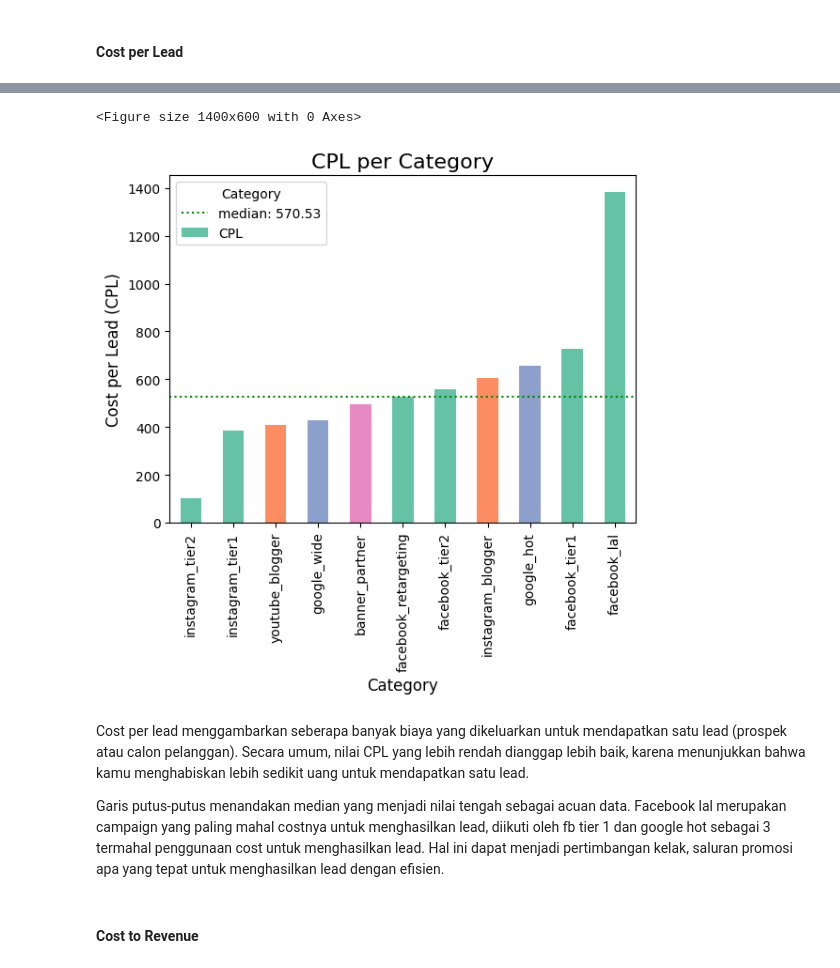
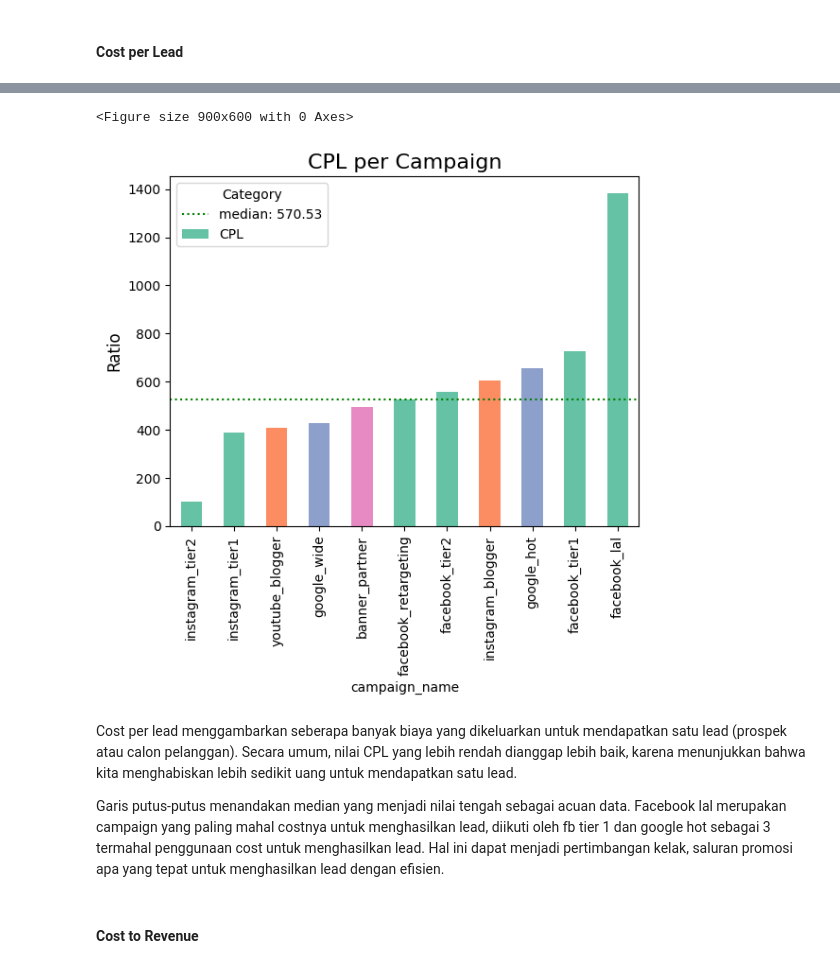
Before and after one commit to gofarros/Data-Analysis, a Jupyter notebook: Online Campaign/Notebook.ipynb, the cells around one changed output, grey strips where cells are left out. Cells and saved outputs as stored; diff of their text form; code cells hidden in the pictures.

```diff
--- a/Online Campaign/Notebook.ipynb
+++ b/Online Campaign/Notebook.ipynb
@@ -461,40 +429,39 @@ Cost per Lead menunjukkan berapa cost yang dibutuhkan untuk menghasilkan 1 lead.
 # %%
 DF_grouped = DF.groupby('campaign_name').agg({
     'mark_spent': 'sum',
     'leads': 'sum',
     'category': 'first'  # Pilih kategori pertama dalam setiap grup
 }).reset_index()
 DF_grouped['CPL'] = DF_grouped['mark_spent'] / DF_grouped['leads']
 DF_grouped = DF_grouped.sort_values(by='CPL')
 
 # Chart
-plt.figure(figsize=(14, 6))
+plt.figure(figsize=(9, 6))
 
 # Mengambil kategori unik
 categories = DF_grouped['category'].unique()
 
 # Membuat palet warna berdasarkan kategori
 color_palette = sns.color_palette("Set2", n_colors=len(categories))
 category_colors = {category: color_palette[i] for i, category in enumerate(categories)}
 
 # Membuat bar plot dengan warna sesuai kategori
 DF_grouped.plot(kind='bar', x='campaign_name', y='CPL', color=[category_colors[category] for category in DF_grouped['category']])
 
 # Menambahkan judul dan label
-plt.title('CPL per Category', fontsize=16)
-plt.xlabel('Category', fontsize=12)
+plt.title('CPL per Campaign', fontsize=16)
 plt.axhline(y=DF_grouped['CPL'].median(), color='green', linestyle=':', label=f'median: {DF_grouped["CPL"].mean():.2f}')
 plt.xticks(rotation=90)
-plt.ylabel('Cost per Lead (CPL)', fontsize=12)
+plt.ylabel('Ratio', fontsize=12)
 plt.legend(title='Category')
 
 # Menampilkan chart
 plt.show()
 # %% [output]
-<Figure size 1400x600 with 0 Axes>
+<Figure size 900x600 with 0 Axes>
-[figure, old version]
+[figure, new version]
 # %% [markdown]
-Cost per lead menggambarkan seberapa banyak biaya yang dikeluarkan untuk mendapatkan satu lead (prospek atau calon pelanggan). Secara umum, nilai CPL yang lebih rendah dianggap lebih baik, karena menunjukkan bahwa kamu menghabiskan lebih sedikit uang untuk mendapatkan satu lead.
+Cost per lead menggambarkan seberapa banyak biaya yang dikeluarkan untuk mendapatkan satu lead (prospek atau calon pelanggan). Secara umum, nilai CPL yang lebih rendah dianggap lebih baik, karena menunjukkan bahwa kita menghabiskan lebih sedikit uang untuk mendapatkan satu lead.
 
 Garis putus-putus menandakan median yang menjadi nilai tengah sebagai acuan data. Facebook lal merupakan campaign yang paling mahal costnya untuk menghasilkan lead, diikuti oleh fb tier 1 dan google hot sebagai 3 termahal penggunaan cost untuk menghasilkan lead. Hal ini dapat menjadi pertimbangan kelak, saluran promosi apa yang tepat untuk menghasilkan lead dengan efisien.
 # %% [markdown]
```
Also changed, not shown: parts of 39 cells of this notebook.
